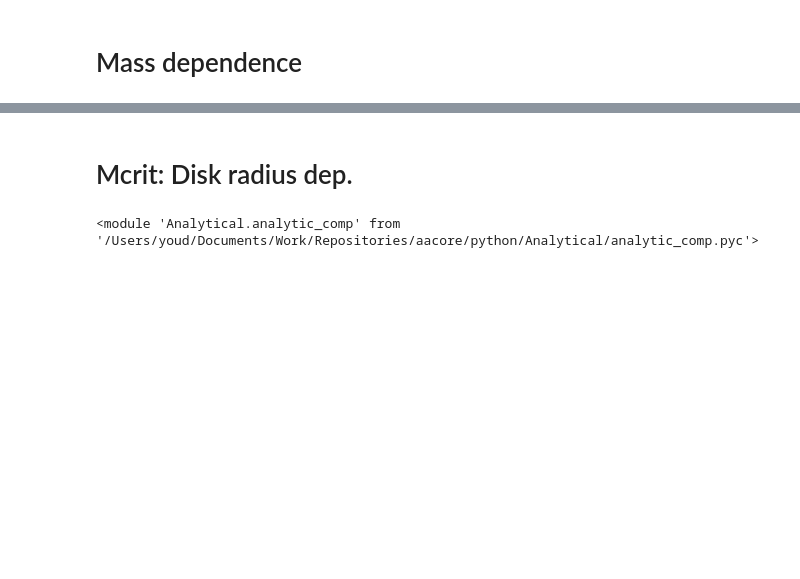
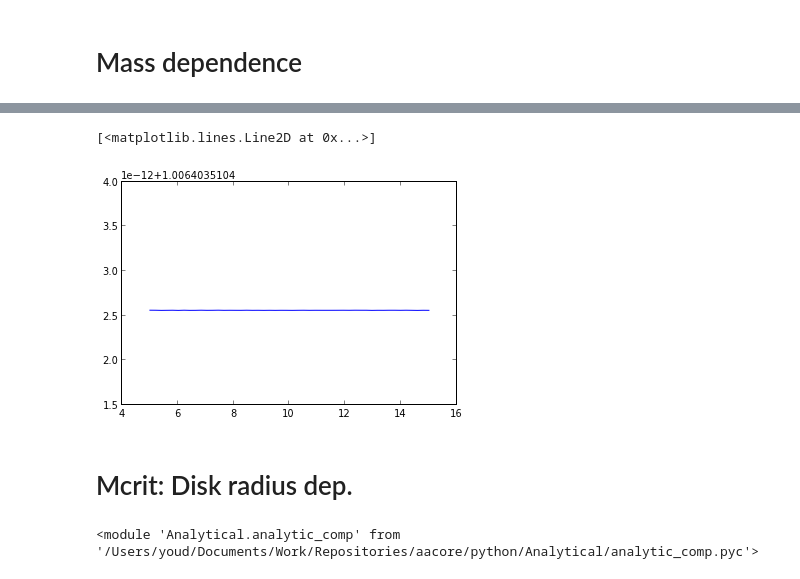
Before and after one commit to apiso/core_accretion, a Jupyter notebook: python/Analytical/AnalyticCool.ipynb, the cells around one changed output, grey strips where cells are left out. Cells and saved outputs as stored; diff of their text form; code cells hidden in the pictures; blank space fills up the shorter version.

```diff
--- a/python/Analytical/AnalyticCool.ipynb
+++ b/python/Analytical/AnalyticCool.ipynb
@@ -81,3 +107,8 @@ ax.set_xlim(5,15)
+# %%
+plot(mcm, byhand/tcool_mc_fk)
+# %% [output]
+[<matplotlib.lines.Line2D at 0x...>]
+[figure, added]
 # %% [markdown]
 # Mcrit: Disk radius dep.
 # %%
```
Also changed, not shown: parts of 13 cells of this notebook, 1 other file.
